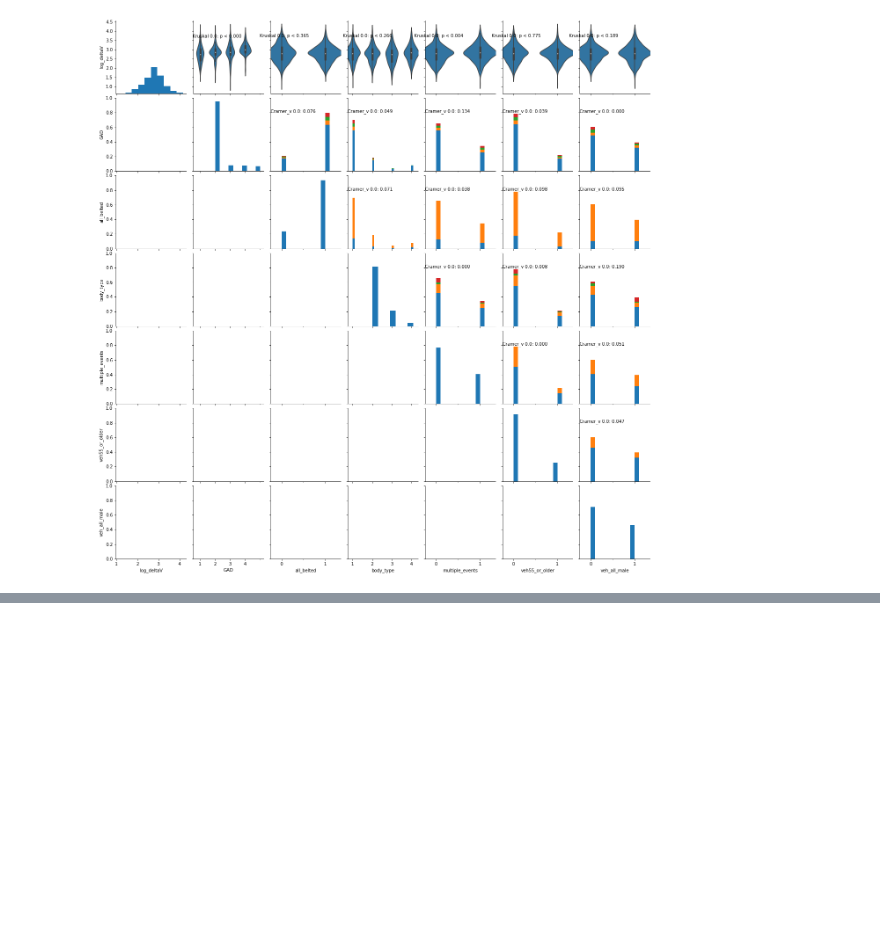
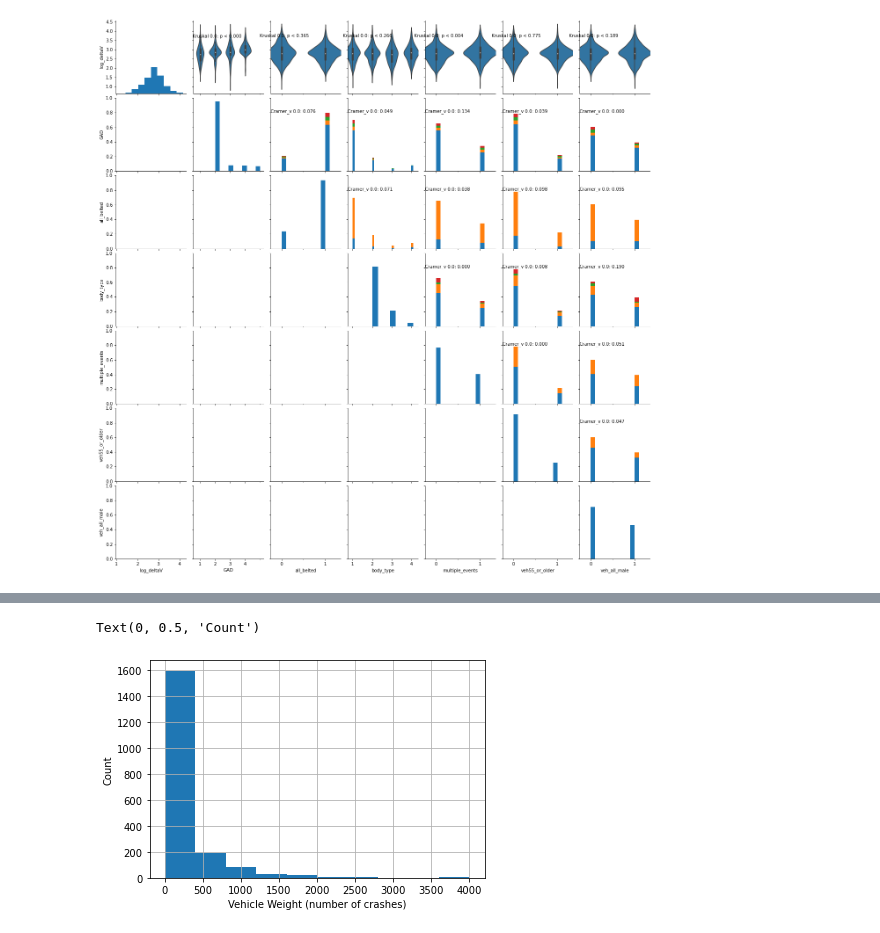
Before and after one commit to KrisKusano/bayes_inj_risk, a Jupyter notebook: A_correlation.ipynb, the cells around one changed output, grey strips where cells are left out. Cells and saved outputs as stored; diff of their text form; code cells hidden in the pictures; blank space fills up the shorter version.

```diff
--- a/A_correlation.ipynb
+++ b/A_correlation.ipynb
@@ -170,0 +178,7 @@ grid = grid.map_diag(plt.hist)
+# %%
+ax = df['ratwgt'].hist()
+ax.set_xlabel('Vehicle Weight (number of crashes)')
+ax.set_ylabel('Count')
+# %% [output]
+Text(0, 0.5, 'Count')
+[figure, added]
```
Also changed, not shown: parts of 13 cells of this notebook.
